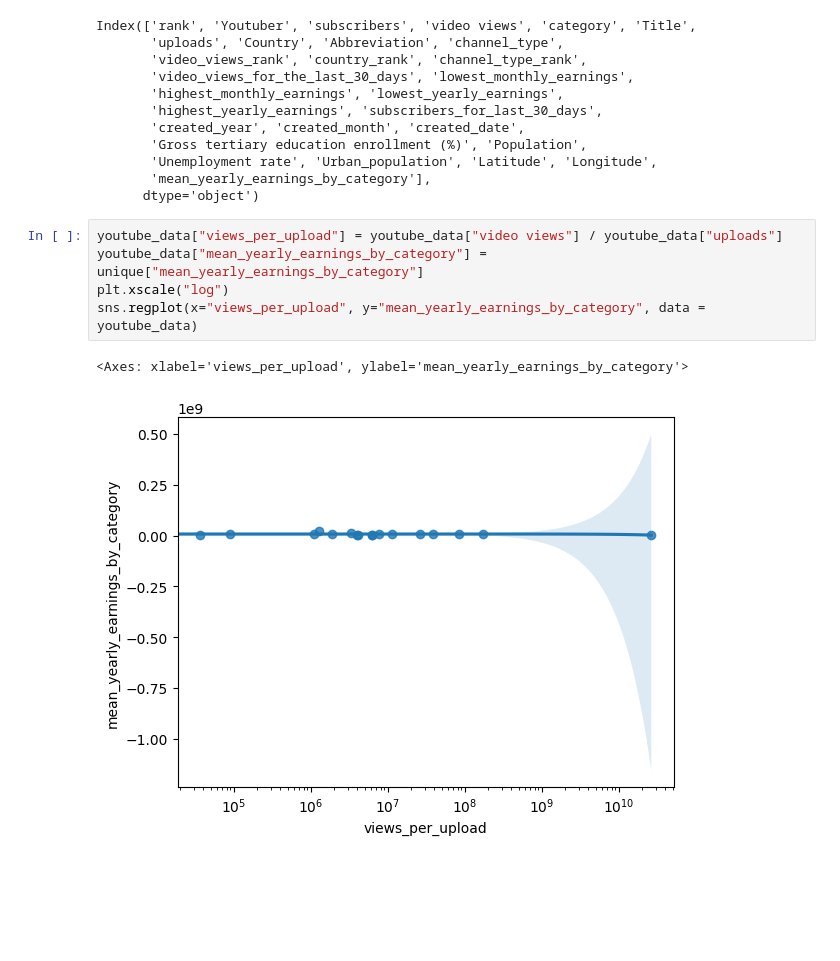
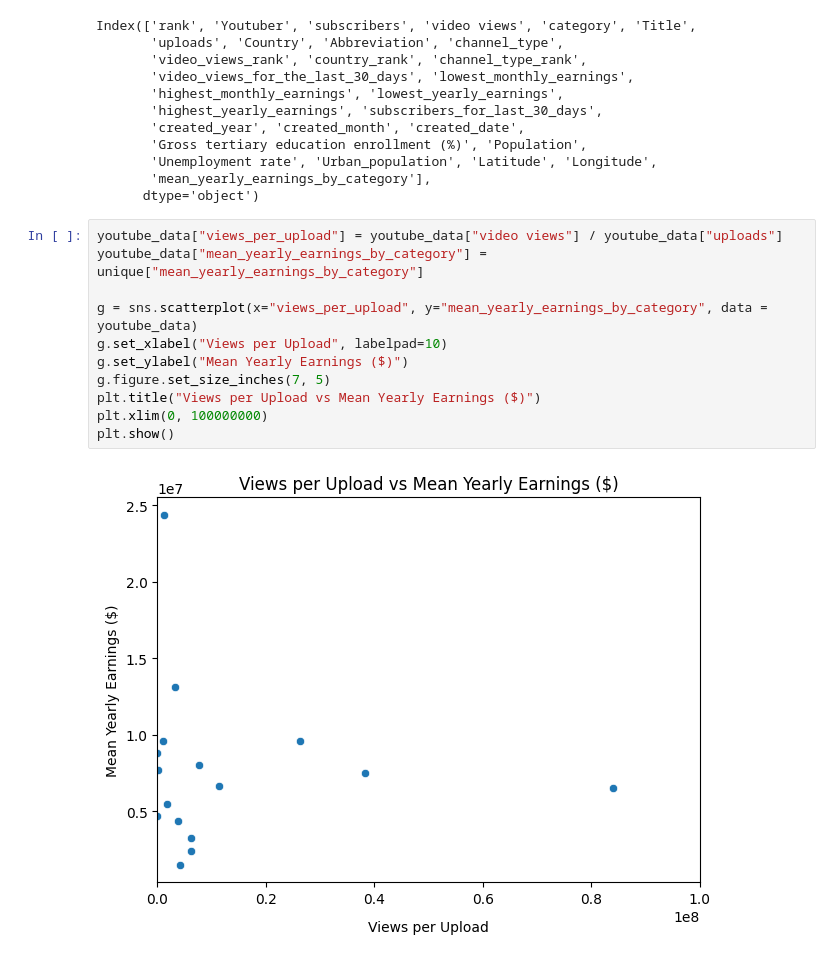
Before and after one commit to Kowallskiy/Seaborn_Visualization, a Jupyter notebook: Seaborn Visualization.ipynb, the cells around one changed output. Cells and saved outputs as stored; diff of their text form; blank space fills up the shorter version.

```diff
--- a/Seaborn Visualization.ipynb
+++ b/Seaborn Visualization.ipynb
@@ -134,8 +147,13 @@ Index(['rank', 'Youtuber', 'subscribers', 'video views', 'category', 'Title',
 # %%
 youtube_data["views_per_upload"] = youtube_data["video views"] / youtube_data["uploads"]
 youtube_data["mean_yearly_earnings_by_category"] = unique["mean_yearly_earnings_by_category"]
-plt.xscale("log")
-sns.regplot(x="views_per_upload", y="mean_yearly_earnings_by_category", data = youtube_data)
+
+g = sns.scatterplot(x="views_per_upload", y="mean_yearly_earnings_by_category", data = youtube_data)
+g.set_xlabel("Views per Upload", labelpad=10)
+g.set_ylabel("Mean Yearly Earnings ($)")
+g.figure.set_size_inches(7, 5)
+plt.title("Views per Upload vs Mean Yearly Earnings ($)")
+plt.xlim(0, 100000000)
+plt.show()
 # %% [output]
-<Axes: xlabel='views_per_upload', ylabel='mean_yearly_earnings_by_category'>
-[figure, old version]
+[figure, new version]
```
Also changed, not shown: parts of 6 cells of this notebook, 6 other files.
